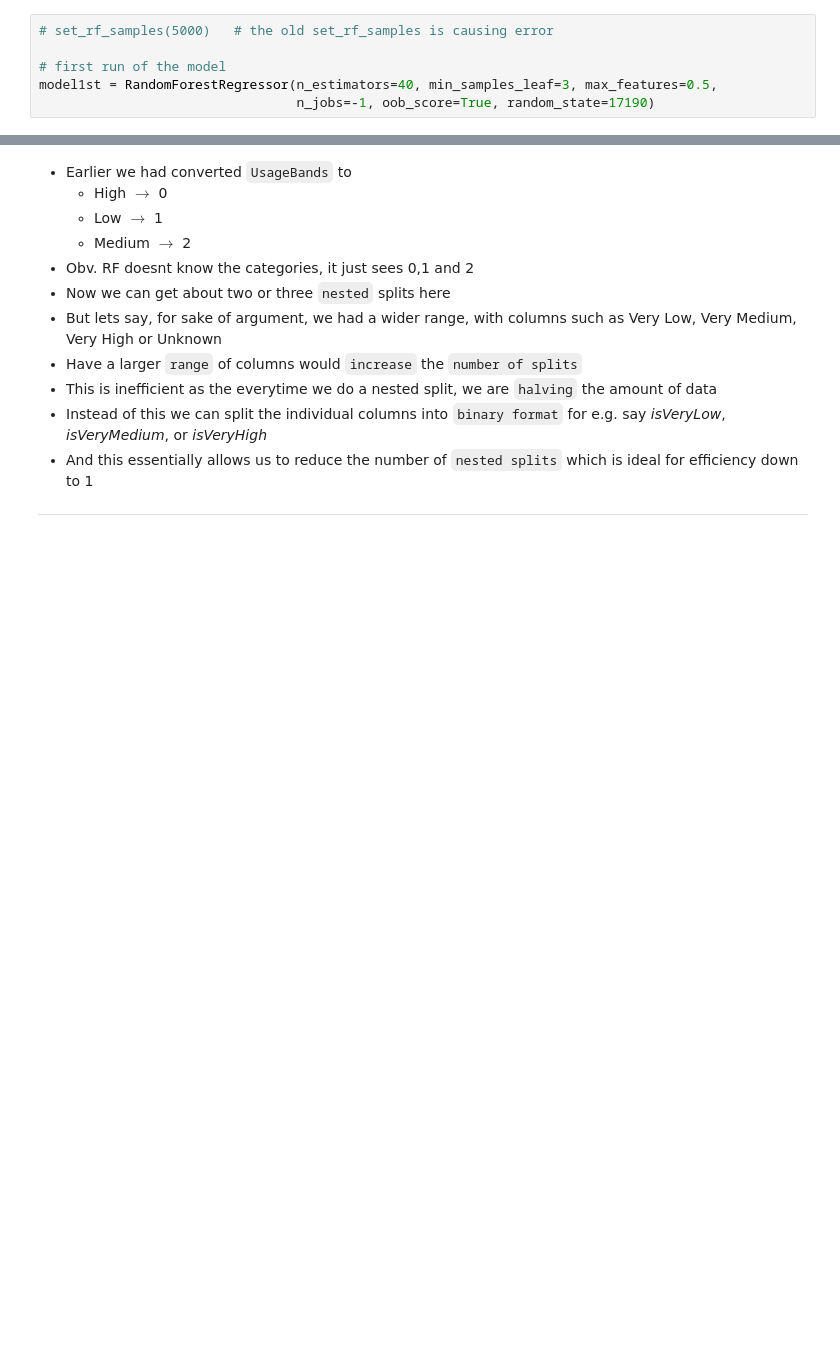
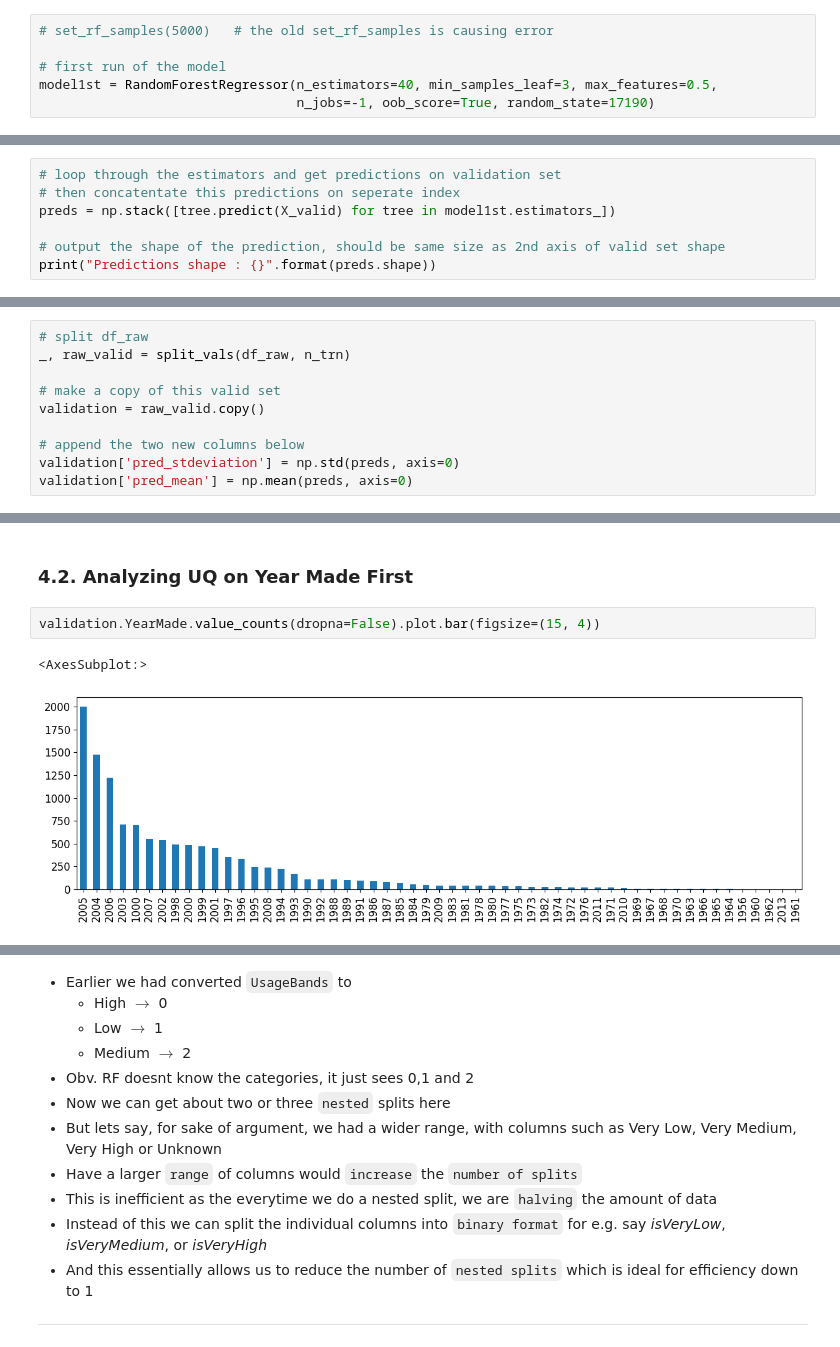
Before and after one commit to mahedjaved/PythonDSBookNotes, a Jupyter notebook: data_science/04_rfInterpretation.ipynb, the cells around one changed output, grey strips where cells are left out. Cells and saved outputs as stored; diff of their text form; blank space fills up the shorter version.

```diff
--- a/data_science/04_rfInterpretation.ipynb
+++ b/data_science/04_rfInterpretation.ipynb
@@ -189,0 +199,7 @@ RandomForestRegressor(max_features=0.5, min_samples_leaf=3, n_estimators=40,
+# %%
+# loop through the estimators and get predictions on validation set
+# then concatentate this predictions on seperate index
+preds = np.stack([tree.predict(X_valid) for tree in model1st.estimators_])
+
+# output the shape of the prediction, should be same size as 2nd axis of valid set shape
+print("Predictions shape : {}".format(preds.shape))
@@ -189,0 +213,10 @@ RandomForestRegressor(max_features=0.5, min_samples_leaf=3, n_estimators=40,
+# %%
+# split df_raw
+_, raw_valid = split_vals(df_raw, n_trn)
+
+# make a copy of this valid set
+validation = raw_valid.copy()
+
+# append the two new columns below
+validation['pred_stdeviation'] = np.std(preds, axis=0)
+validation['pred_mean'] = np.mean(preds, axis=0)
@@ -189,0 +230,7 @@ RandomForestRegressor(max_features=0.5, min_samples_leaf=3, n_estimators=40,
+# %% [markdown]
+### 4.2. Analyzing UQ on Year Made First
+# %%
+validation.YearMade.value_counts(dropna=False).plot.bar(figsize=(15, 4))
+# %% [output]
+<AxesSubplot:>
+[figure, added]
```
Also changed, not shown: parts of 31 cells of this notebook.
